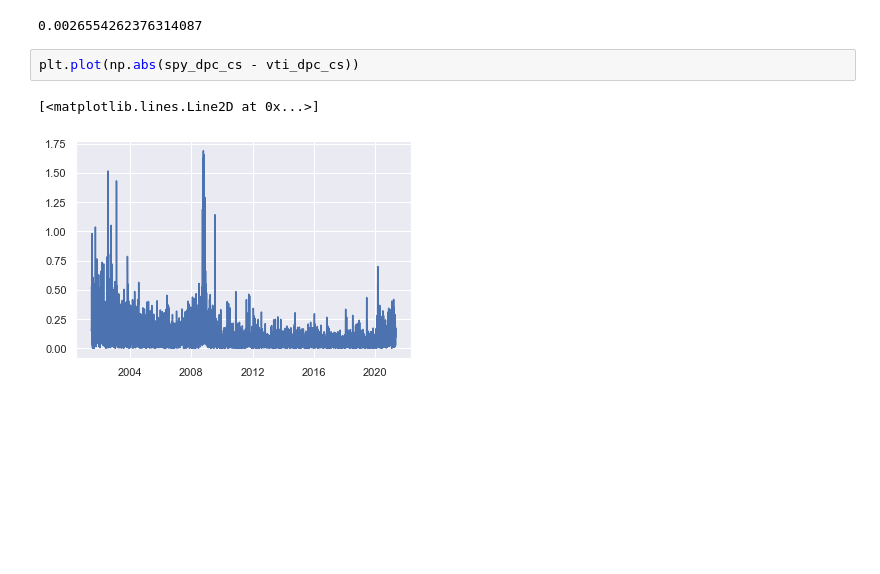
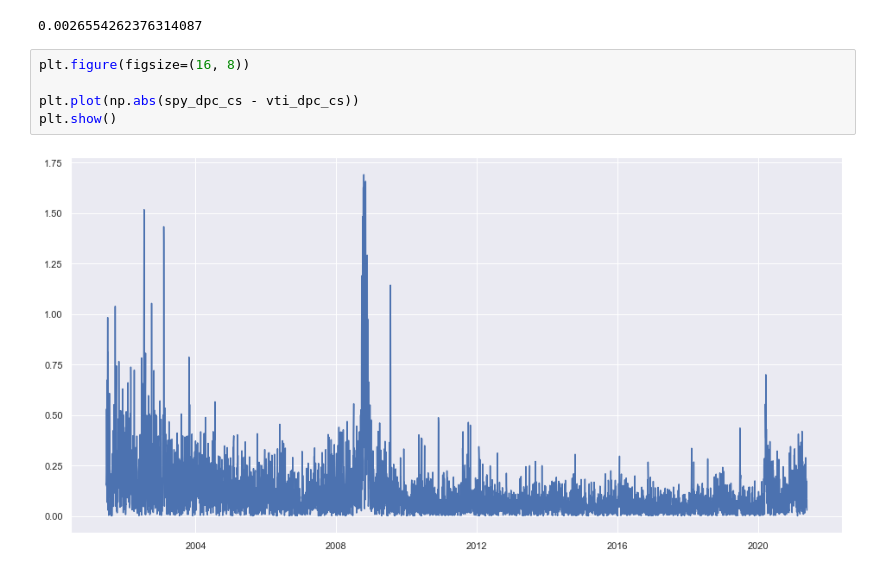
Before and after one commit to Rsych/Finance-Portfolio-Maker, a Jupyter notebook: Financial data analysis with Pandas and Yfinance.ipynb, the cells around one changed output. Cells and saved outputs as stored; diff of their text form; blank space fills up the shorter version.

```diff
--- a/Financial data analysis with Pandas and Yfinance.ipynb
+++ b/Financial data analysis with Pandas and Yfinance.ipynb
@@ -129,7 +130,9 @@ abs(sum(i - j for i, j in zip(spy_dpc_cs, vti_dpc_cs))) / len(spy_dpc_cs)
 # %% [output]
 0.0026554262376314087
 # %%
+plt.figure(figsize=(16, 8))
+
 plt.plot(np.abs(spy_dpc_cs - vti_dpc_cs))
+plt.show()
 # %% [output]
-[<matplotlib.lines.Line2D at 0x...>]
-[figure, old version]
+[figure, new version]
```
Also changed, not shown: parts of 2 cells of this notebook.
